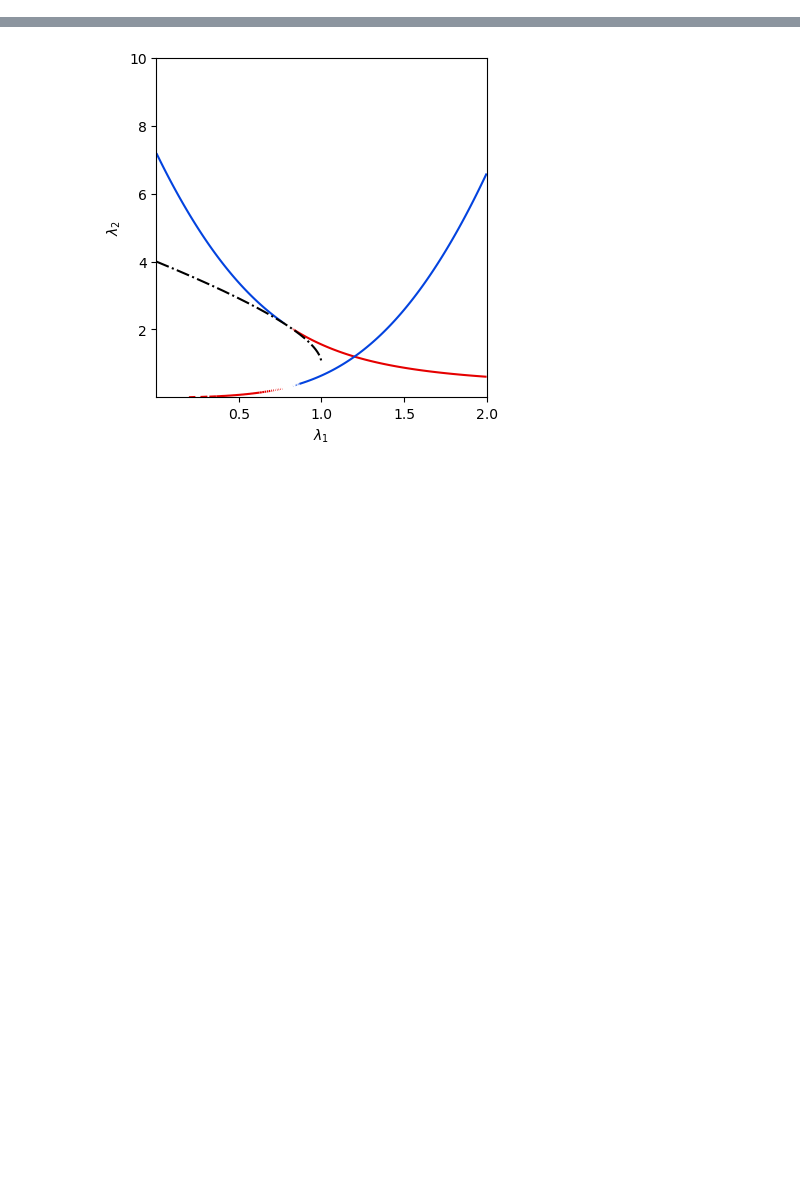
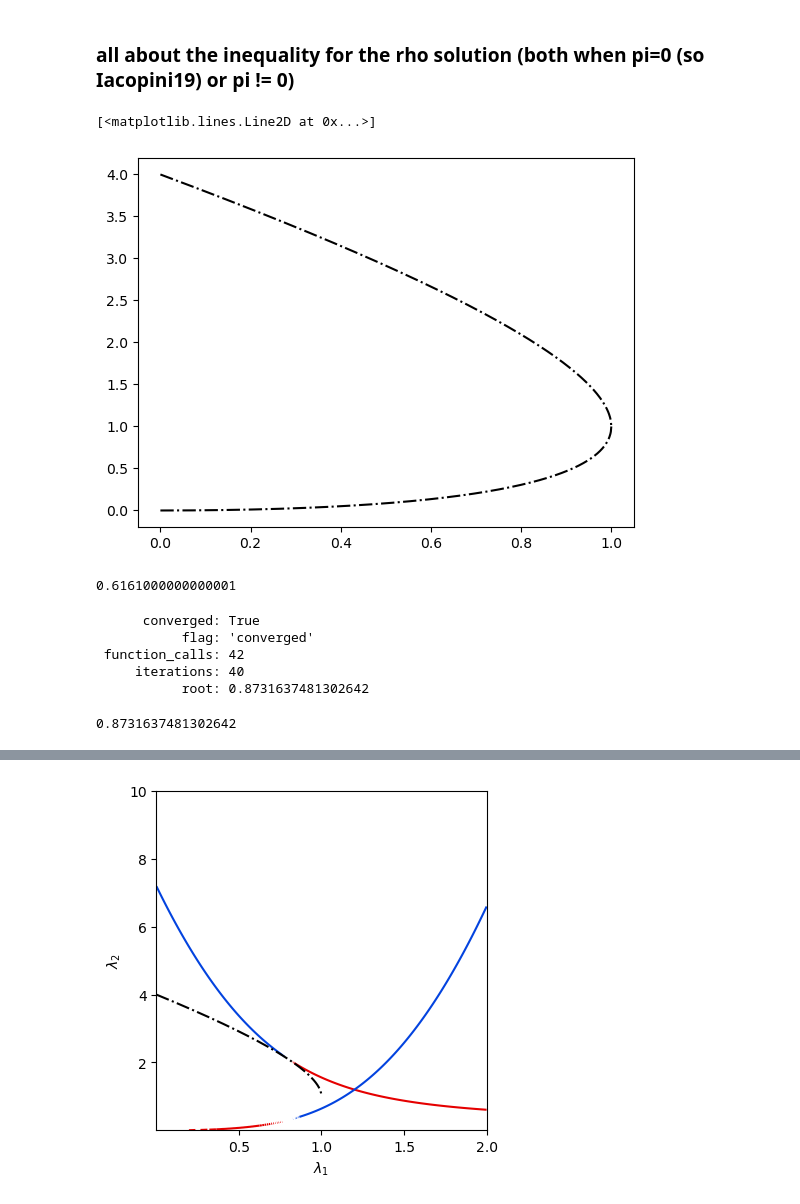
Before and after one commit to dmarchp/TFM_code, a Jupyter notebook: non_lin_models/det_sols_non_lin/1and2simplices.ipynb, the cells around one changed output, grey strips where cells are left out. Saved outputs shown, nothing was run; the diff lists cells and outputs as text; code cells hidden in the pictures; blank space fills up the shorter version.

```diff
--- a/non_lin_models/det_sols_non_lin/1and2simplices.ipynb
+++ b/non_lin_models/det_sols_non_lin/1and2simplices.ipynb
@@ -4 +5,21 @@ import matplotlib.pyplot as plt
+# %% [markdown]
+### all about the inequality for the rho solution (both when pi=0 (so Iacopini19) or pi != 0)
+# %%
+def l2_line_pi0(l1):
+    return 2 - l1 + 2*np.sqrt(1-l1), 2 - l1 - 2*np.sqrt(1-l1)
+
+def ineq_function(l2, l1):
+    return l2**2 + l2 * (2*l1 - 4) + l1**2
+# %%
+l1s = np.arange(0.0, 1.001, 0.001)
+fig, ax = plt.subplots()
+ax.plot(l1s, l2_line_pi0(l1s)[0], ls='-.', color='xkcd:black')
+ax.plot(l1s, l2_line_pi0(l1s)[1], ls='-.', color='xkcd:black')
+# %% [output]
+[<matplotlib.lines.Line2D at 0x...>]
+[figure, added]
+# %%
+ineq_function(0.01, 0.8)
+# %% [output]
+0.6161000000000001
 # %%
@@ -12,0 +46,22 @@ def l2_line_pi0(l1):
+# %%
+l, pi, sign = 1.5, 0.05, 0
+a, b = 0.5, 1.8
+# a, b = 0.05, 8
+sol, r = bisect(eq_isoline_rho_plus, a, b, args=(l, pi), full_output=True)
+# print(sol)
+print(r)
+
+# l = 0.5
+# sol, r = bisect(eq_isoline_rho_plus, 0.05, 1.0, args=(l, pi), full_output=True)
+# print(sol)
+# print(r)
+# %% [output]
+      converged: True
+           flag: 'converged'
+ function_calls: 42
+     iterations: 40
+           root: 0.8731637481302642
+# %%
+sol
+# %% [output]
+0.8731637481302642
```
Also changed, not shown: parts of 4 cells of this notebook.
